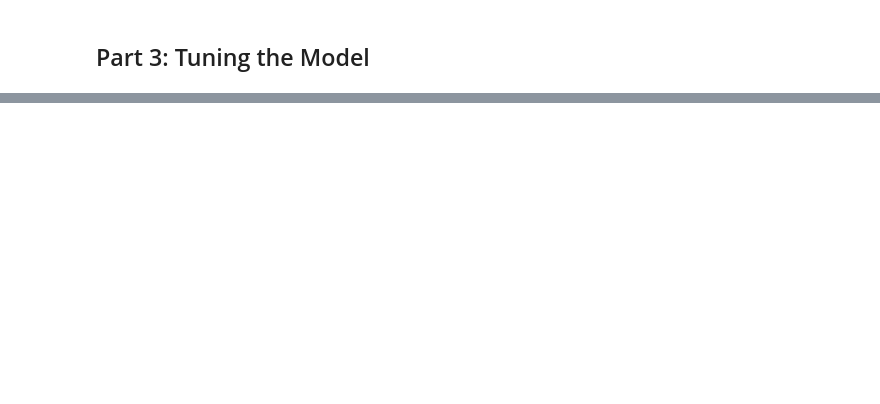
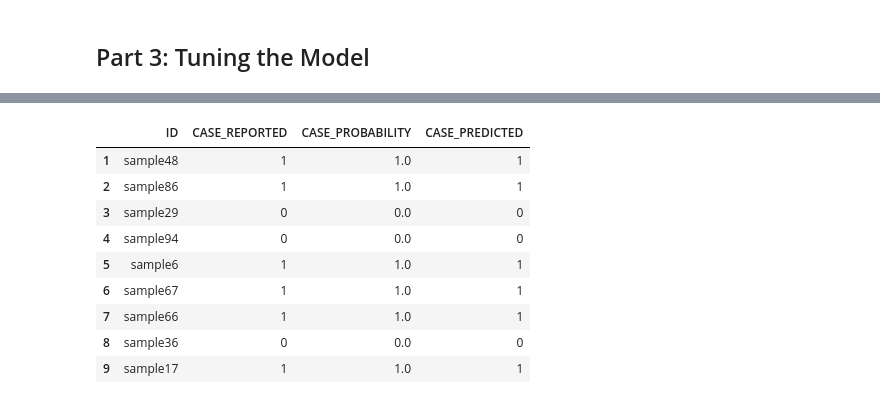
Before and after one commit to neurogenetics/GenoML_IPDGC, a Jupyter notebook: GenoML_IPDGC_Demo.ipynb, the cells around one changed output, grey strips where cells are left out. Drawn from its saved outputs; the diff is of its cells as text; code cells hidden in the pictures; blank space fills up the shorter version.

```diff
--- a/GenoML_IPDGC_Demo.ipynb
+++ b/GenoML_IPDGC_Demo.ipynb
@@ -309,0 +322,14 @@ Lets shut everything down, thanks for trying to tune your model with GenoML.
+# %%
+train_pred = pd.read_csv("example_outputs/test_discrete_geno.trainedModel_trainingSample_Predictions.csv")
+train_pred[1:10]
+# %% [output]
+|  | ID | CASE_REPORTED | CASE_PROBABILITY | CASE_PREDICTED |
+| 1 | sample48 | 1 | 1.0 | 1 |
+| 2 | sample86 | 1 | 1.0 | 1 |
+| 3 | sample29 | 0 | 0.0 | 0 |
+| 4 | sample94 | 0 | 0.0 | 0 |
+| 5 | sample6 | 1 | 1.0 | 1 |
+| 6 | sample67 | 1 | 1.0 | 1 |
+| 7 | sample66 | 1 | 1.0 | 1 |
+| 8 | sample36 | 0 | 0.0 | 0 |
+| 9 | sample17 | 1 | 1.0 | 1 |
```
Also changed, not shown: parts of 28 cells of this notebook.
